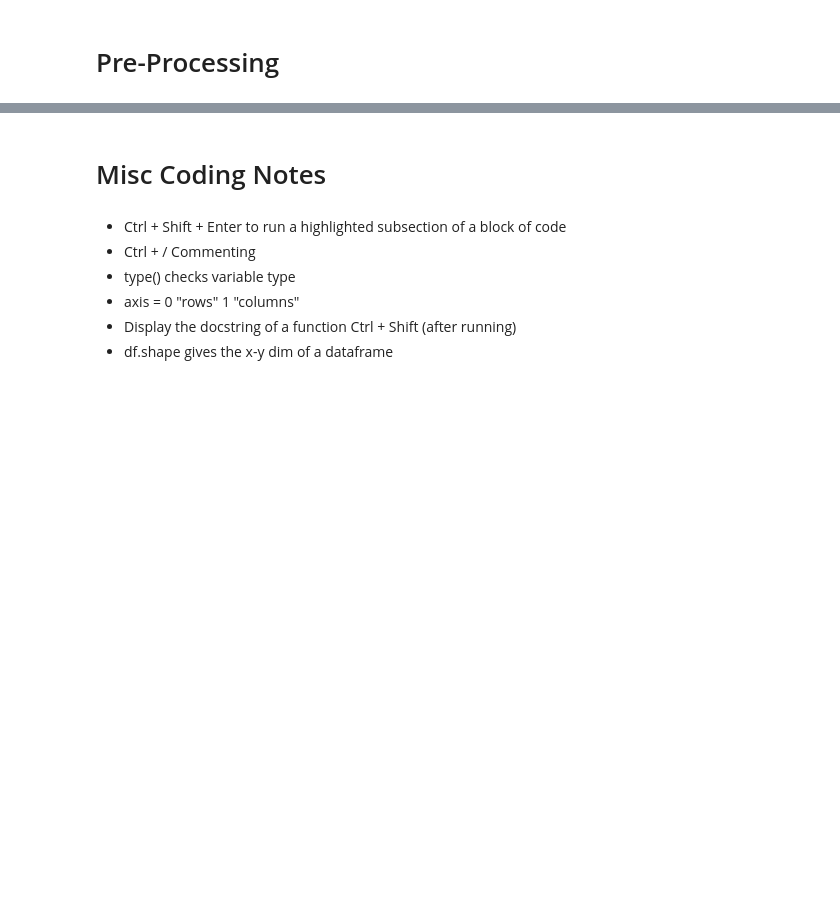
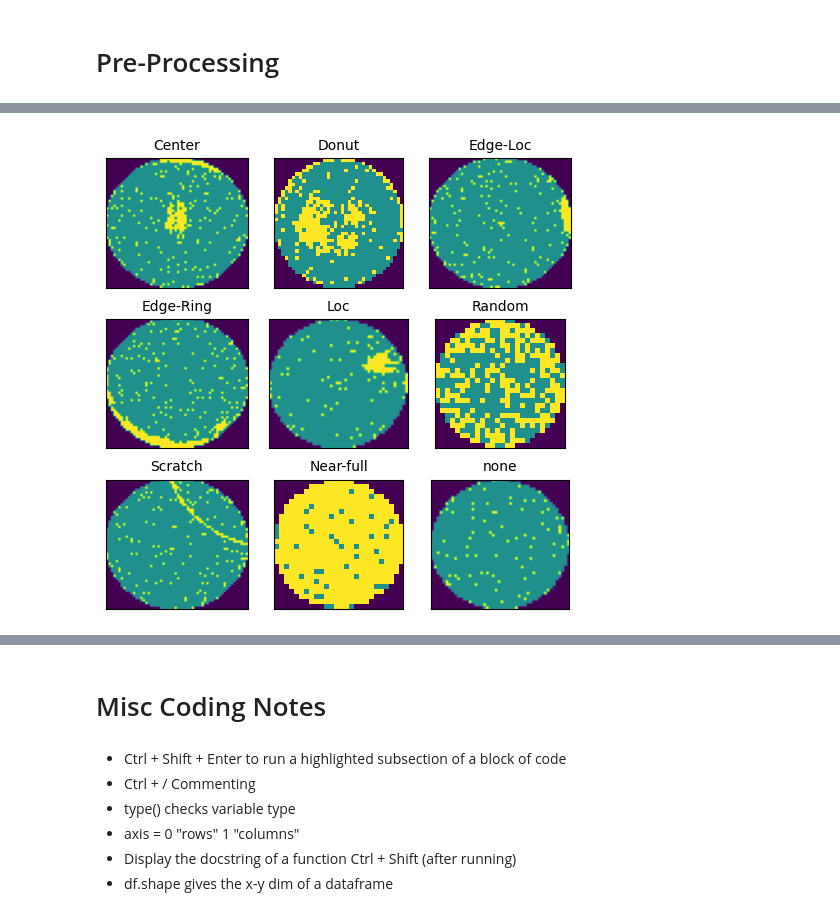
Before and after one commit to brian-calderon/Project_IV, a Jupyter notebook: ProjectIV_V1_0.ipynb, the cells around one changed output, grey strips where cells are left out. Drawn from its saved outputs; the diff is of its cells as text; code cells hidden in the pictures; blank space fills up the shorter version.

```diff
--- a/ProjectIV_V1_0.ipynb
+++ b/ProjectIV_V1_0.ipynb
@@ -420,0 +255,36 @@ See the caveats in the documentation: https://pandas.pydata.org/pandas-docs/stab
+# %%
+################################################################################
+#----------------------Plotting Fail Pattern Exm's------------------------------
+################################################################################
+# encoders = {
+#     'Center': 0,
+#     'Donut': 1,
+#     'Edge-Loc': 2,
+#     'Edge-Ring': 3,
+#     'Loc': 4,
+#     'Random': 5,
+#     'Scratch': 6,
+#     'Near-full': 7,
+#     'none': 8,
+#     '[]': 9
+#     }
+fig, ax = plt.subplots(nrows = 3, ncols = 3, figsize=(5,5))
+# Because you defined the subplots as 2x4 then the ax handle is a 2x4 matrix
+# In order to make it easier to loop through in a for loop you can flatten
+# the handle to an array that's 1x8, that's what ravel does, it just flattens.
+ax = ax.ravel(order='C')
+for i in range(9):
+    # your referencing the encoders dict you made earlier.
+    # list(encoders) gives back a list of the keys.
+    # You need to use .iloc[x,y] to get maps as an array, other methods retrieve
+    # them as object or series and can't be plotted.
+    img = clean_df[(clean_df['failureType'] == list(encoders)[i])].iloc[0,0]
+    ax[i].imshow(img)
+    ax[i].set_title(clean_df[(clean_df['failureType'] == list(encoders)[i])]\
+                    .iloc[0,5],fontsize=10)
+    ax[i].set_xticks([])
+    ax[i].set_yticks([])
+plt.tight_layout()
+plt.show()
+# %% [output]
+[figure, added]
```
Also changed, not shown: parts of 48 cells of this notebook.
